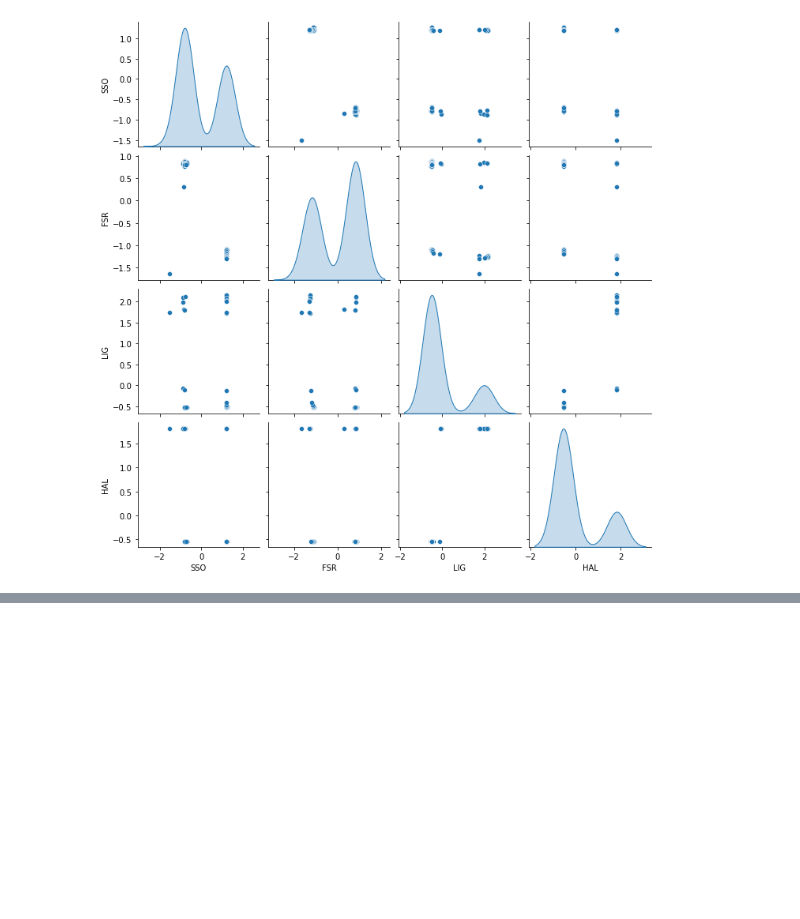
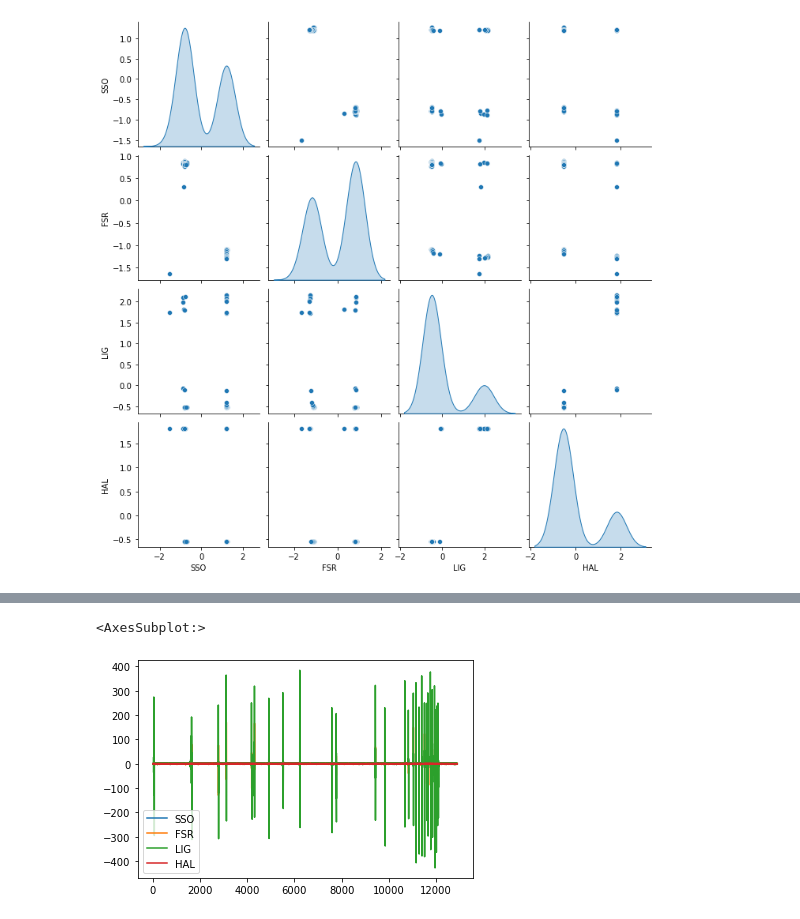
Before and after one commit to WhiteHyun/Lab, a Jupyter notebook: thesis/graph.ipynb, the cells around one changed output, grey strips where cells are left out. Saved outputs shown, nothing was run; the diff lists cells and outputs as text; code cells hidden in the pictures; blank space fills up the shorter version.

```diff
--- a/thesis/graph.ipynb
+++ b/thesis/graph.ipynb
@@ -44,0 +93,6 @@ sns.pairplot(normalization_df, diag_kind="kde")
+# %%
+difference_df = (sensor_df-new).iloc[1:-1, :]
+difference_df.plot()
+# %% [output]
+<AxesSubplot:>
+[figure, added]
```
Also changed, not shown: parts of 24 cells of this notebook, 1 other file.
